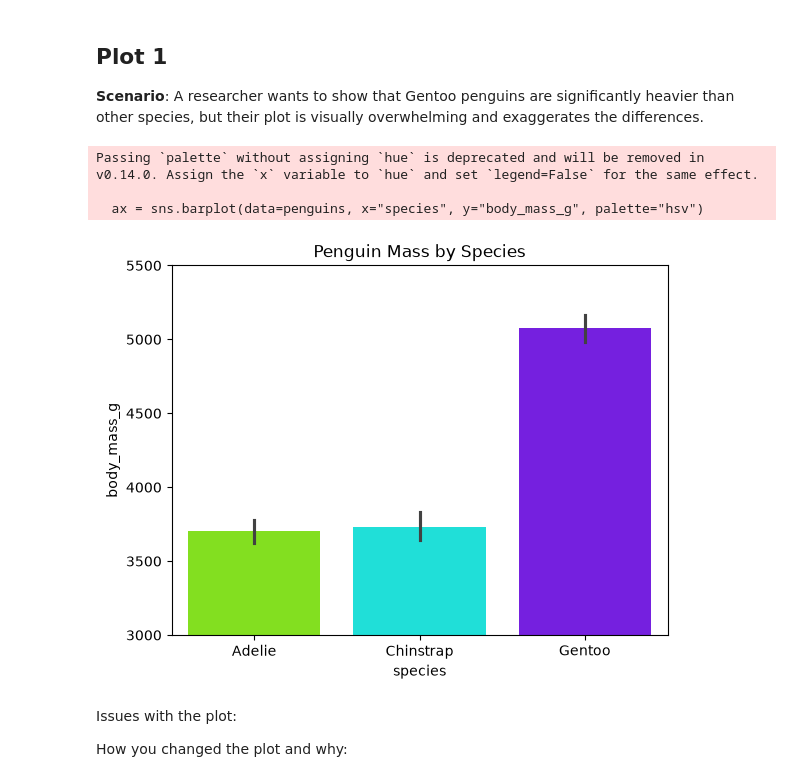
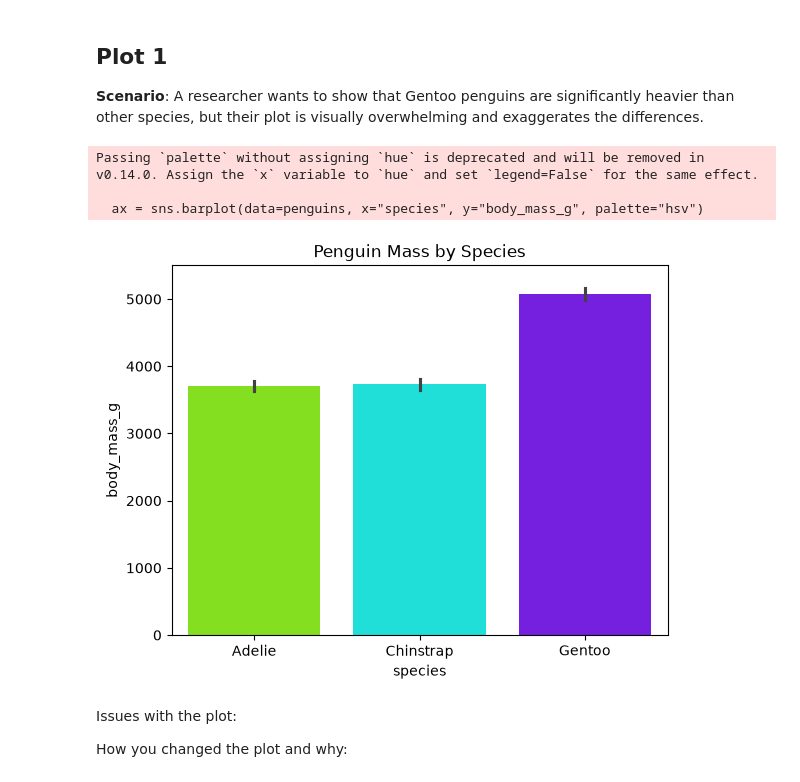
Before and after one commit to gasante84/cmpsc105-lab05, a Jupyter notebook: lab05.ipynb, the cells around one changed output. Saved outputs shown, nothing was run; the diff lists cells and outputs as text; code cells hidden in the pictures.

```diff
--- a/lab05.ipynb
+++ b/lab05.ipynb
@@ -21,15 +21,15 @@ import matplotlib.pyplot as plt
 # %%
 penguins = sns.load_dataset("penguins")
 
 ax = sns.barplot(data=penguins, x="species", y="body_mass_g", palette="hsv")
-ax.set_ylim(3000, 5500)
+ax.set_ylim(0, 5500)
 plt.title("Penguin Mass by Species")
 plt.show()
 # %% [output]
 Passing `palette` without assigning `hue` is deprecated and will be removed in v0.14.0. Assign the `x` variable to `hue` and set `legend=False` for the same effect.
 
   ax = sns.barplot(data=penguins, x="species", y="body_mass_g", palette="hsv")
-[figure, old version]
+[figure, new version]
 # %% [markdown]
 Issues with the plot:
 
```
Also changed, not shown: 4 other files.
